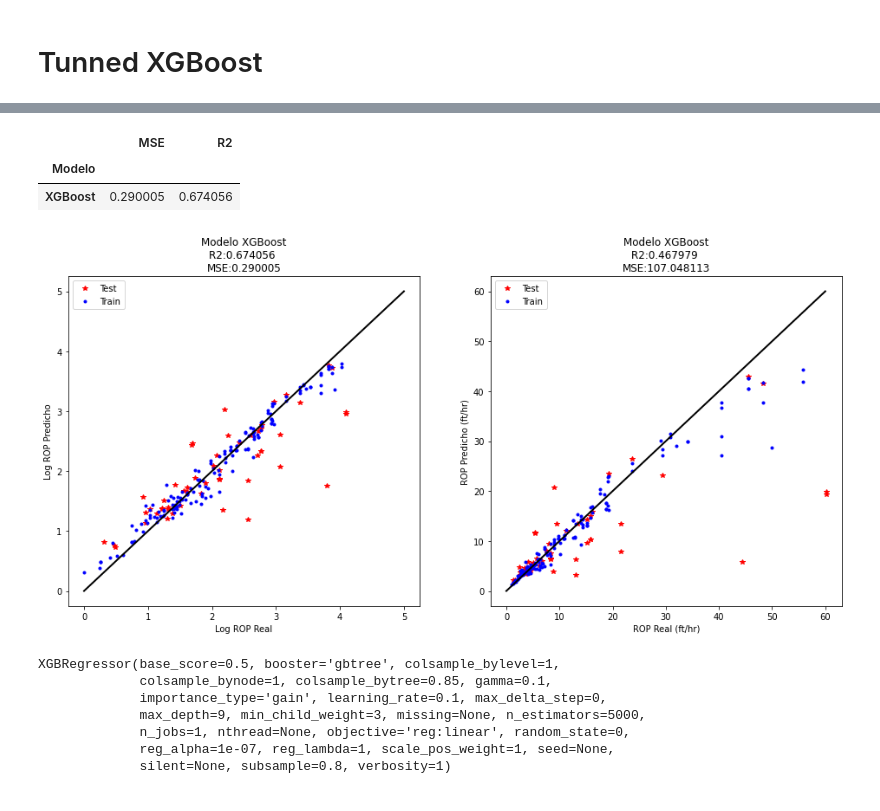
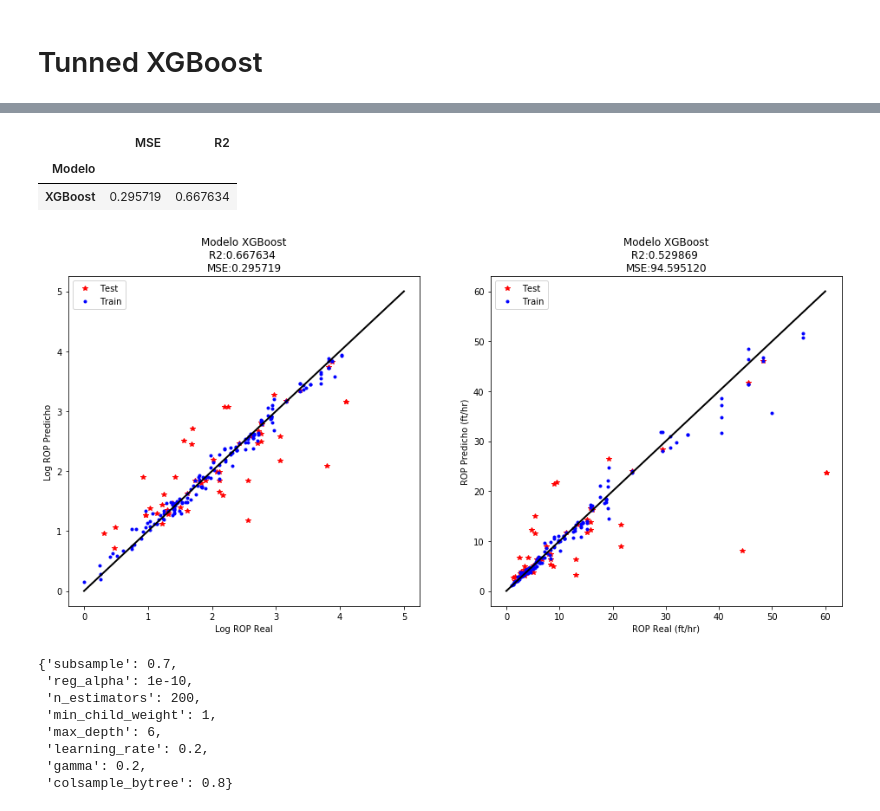
Before and after one commit to diegojeda/Bit-Optimization-ML, a Jupyter notebook: Pruebas de Modelos.ipynb, the cells around one changed output, grey strips where cells are left out. Drawn from its saved outputs; the diff is of its cells as text; code cells hidden in the pictures.

Commit message:
Corrida XGB tunned

```diff
--- a/Pruebas de Modelos.ipynb
+++ b/Pruebas de Modelos.ipynb
@@ -90,6 +85,12 @@ ADABoo.get_params()
  'n_estimators': 50,
  'random_state': 1}
 # %%
+
+Seed = 1
+
+dt = DecisionTreeRegressor(random_state=Seed)
+ADABoo = AdaBoostRegressor(base_estimator = dt,random_state=Seed)
+
 # Definimos el grid de evaluacion para los hyperparametros del Bagging
 grid_parametros = {
     "n_estimators" : range(1, 200,10),
@@ -100,9 +101,9 @@ grid_parametros = {
                   }
 
 # Instanciamos el grid de busqueda, realizando un 5-folds CV
-grid_AdaBoost = GridSearchCV(estimator = ADABoo,
-                                   #n_iter = 1000,
-                                   param_grid  = grid_parametros,
+grid_AdaBoost = RandomizedSearchCV(estimator = ADABoo,
+                                   n_iter = 1000,
+                                   param_distributions  = grid_parametros,
                                    scoring="r2",
                                    cv=5,
                                    verbose=1,
@@ -234,26 +272,28 @@ xgb.plot_importance(XGB_Reg)
 import xgboost as xgb
 from sklearn.model_selection import GridSearchCV
 
-param_grid = {"max_depth" : [i for i in range(1,11)],
-              "min_child_weight" : [i for i in range(1,11)],
-              "gamma" : [i/10 for i in range(1,11)],
-              "n_estimators" : [10,50,100,200,300,500,1000],
-              'subsample':[i/10 for i in range(1,11)],
-              'colsample_bytree':[i/10 for i in range(1,11)],
-              'reg_alpha':[1e-5, 1e-2, 0.1, 1, 100],
-              "learning_rate" : [i/100 for i in range(10,110,10)]
+param_grid = {"max_depth" : [i for i in range(1,10)],
+              "min_child_weight" : [i for i in range(1,20)],
+              "gamma" : [i/10 for i in range(1,20)],
+              "n_estimators" : [200,300,500,1000,2000,5000],
+              "subsample" : [i/10 for i in range(1,10)],
+              "colsample_bytree" : [i/10 for i in range(1,10)],
+              "reg_alpha" : [10**i for i in range(-10,3)],
+              "learning_rate" : [i/10 for i in range(1,10)]
               }
 
 XGB_tunned = xgb.XGBRegressor()
 
-grid_xgb = GridSearchCV(estimator = XGB_tunned,
-                        param_grid = param_grid,
+grid_xgb = RandomizedSearchCV(estimator = XGB_tunned,
+                        param_distributions = param_grid,
                         scoring="r2",
                         cv=5,
                         n_jobs=-1,
-                        verbose=1)
+                        verbose=1,
+                        n_iter=50000,
+                        return_train_score=True)
 
-grid_xgb.fit(X_train,y_train)
+grid_xgb.fit(X_train,y_train)11
 
 print("\n\nBest parameters found: ",grid_xgb.best_params_)
 print("\nHighest R2 found: ", grid_xgb.best_score_)
@@ -274,37 +352,38 @@ Res
 # %% [output]
 |  | MSE | R2 |
 | Modelo |  |  |
-| XGBoost | 0.290005 | 0.674056 |
+| XGBoost | 0.295719 | 0.667634 |
 # %%
 # Construimos los graficos de valores reales Vs valores predichos por el modelo
 plt.figure(figsize = (16,7))
 
 plt.subplot(121)
 plt.plot(y_test,y_pred[0],linestyle="none",marker="*", color="red", label="Test")
-plt.plot(y_train,XGB_Reg.predict(X_train),linestyle="none",marker=".", color="blue",label="Train")
+plt.plot(y_train,grid_xgb.best_estimator_.predict(X_train),linestyle="none",marker=".", color="blue",label="Train")
 plt.plot([0, 5], [0, 5], 'k-', lw=2)
 plt.xlabel("Log ROP Real")
 plt.ylabel("Log ROP Predicho")
 plt.title("Modelo XGBoost\nR2:%f \nMSE:%f" %(R2[0],MSE[0]))
 plt.legend(loc="upper left")
 
 plt.subplot(122)
 plt.plot(np.exp(y_test),np.exp(y_pred[0]),linestyle="none",marker="*", color="red", label="Test")
-plt.plot(np.exp(y_train),np.exp(XGB_Reg.predict(X_train)),linestyle="none",marker=".", color="blue",label="Train")
+plt.plot(np.exp(y_train),np.exp(grid_xgb.best_estimator_.predict(X_train)),linestyle="none",marker=".", color="blue",label="Train")
 plt.plot([0, 60], [0, 60], 'k-', lw=2)
 plt.xlabel("ROP Real (ft/hr)")
 plt.ylabel("ROP Predicho (ft/hr)")
 plt.title("Modelo XGBoost\nR2:%f \nMSE:%f" %(R2_lin[0],MSE_lin[0]))
 plt.legend(loc="upper left");
 # %% [output]
-[figure, old version]
+[figure, new version]
 # %%
-grid_xgb.best_estimator_
+grid_xgb.best_params_
 # %% [output]
-XGBRegressor(base_score=0.5, booster='gbtree', colsample_bylevel=1,
-             colsample_bynode=1, colsample_bytree=0.85, gamma=0.1,
-             importance_type='gain', learning_rate=0.1, max_delta_step=0,
-             max_depth=9, min_child_weight=3, missing=None, n_estimators=5000,
-             n_jobs=1, nthread=None, objective='reg:linear', random_state=0,
-             reg_alpha=1e-07, reg_lambda=1, scale_pos_weight=1, seed=None,
-             silent=None, subsample=0.8, verbosity=1)
+{'subsample': 0.7,
+ 'reg_alpha': 1e-10,
+ 'n_estimators': 200,
+ 'min_child_weight': 1,
+ 'max_depth': 6,
+ 'learning_rate': 0.2,
+ 'gamma': 0.2,
+ 'colsample_bytree': 0.8}
```
Also changed, not shown: parts of 13 cells of this notebook.
